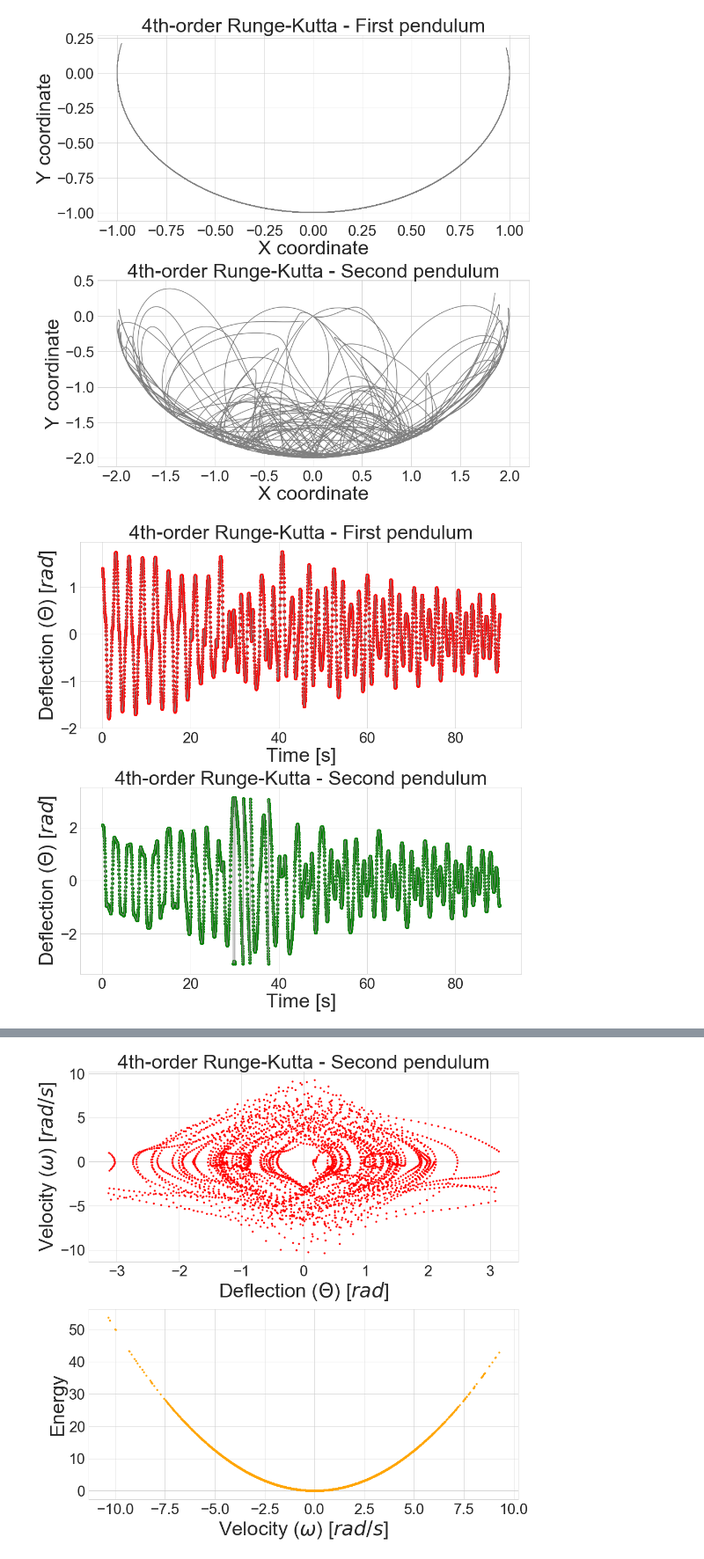
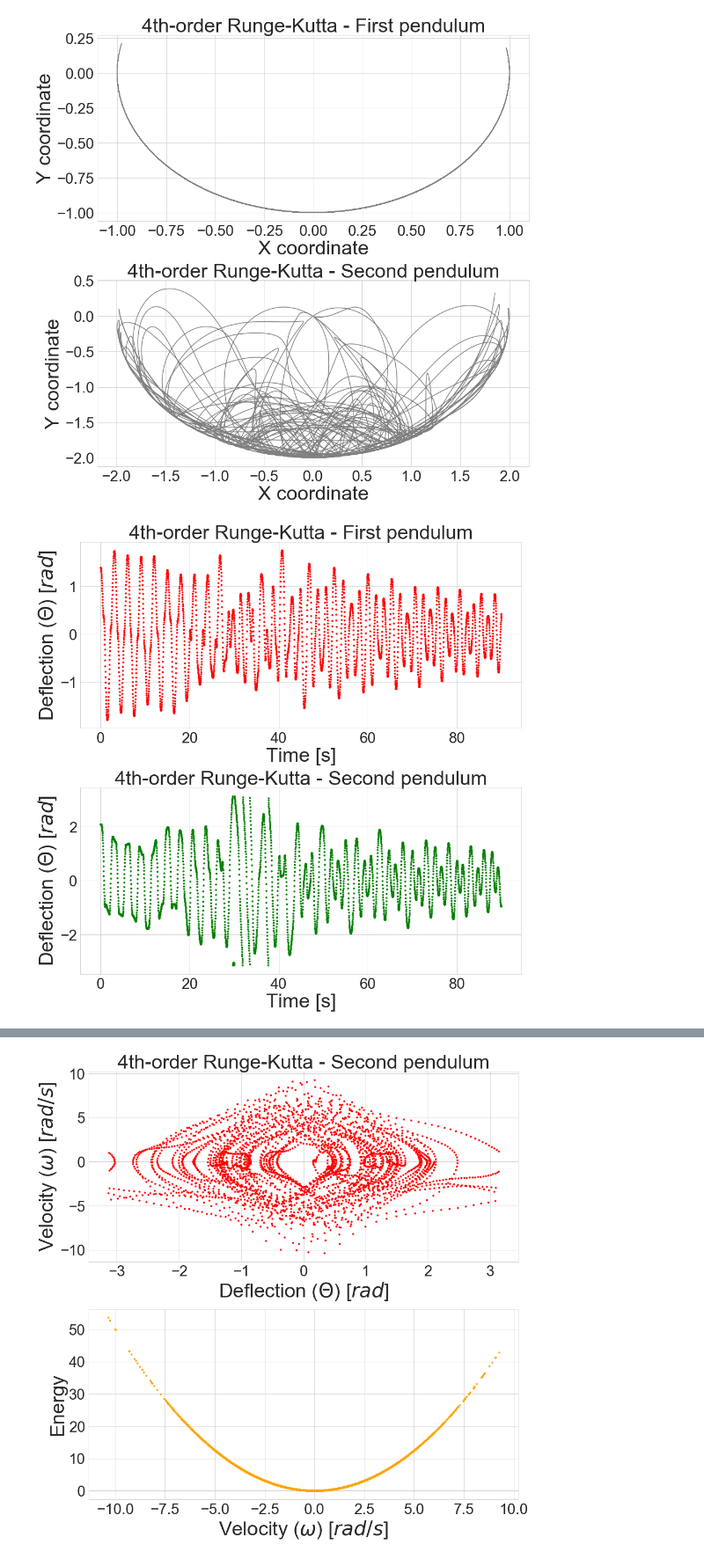
Before and after one commit to masterdesky/ELTE-comp-sim-2019, a Jupyter notebook: II. Simple Pendulum/out/II. Double Pendulum.ipynb, the cells around one changed output, grey strips where cells are left out. Shown at 88% size. Cells and saved outputs as stored; diff of their text form; code cells hidden in the pictures.

```diff
--- a/II. Simple Pendulum/out/II. Double Pendulum.ipynb
+++ b/II. Simple Pendulum/out/II. Double Pendulum.ipynb
@@ -135,32 +135,33 @@ plt.show()
 # %%
 nrows = 2
 ncols = 1
 fig, axes = plt.subplots(nrows=nrows, ncols=ncols, figsize=(ncols*14, nrows*7))
 
-axes[0].plot(data_runge[::steps,0], data_runge[::steps,1], color='grey')
-axes[1].plot(data_runge[::steps,0], data_runge[::steps,3], color='grey')
+if(len(data_runge[::steps,0]) < 1500):
+    axes[0].plot(data_runge[::steps,0], data_runge[::steps,1], color='grey')
+    axes[1].plot(data_runge[::steps,0], data_runge[::steps,3], color='grey')
 
-axes[0].scatter(data_runge[::steps,0], data_runge[::steps,1], color='red')
-axes[1].scatter(data_runge[::steps,0], data_runge[::steps,3], color='green')
+axes[0].scatter(data_runge[::steps,0], data_runge[::steps,1], marker='.', color='red')
+axes[1].scatter(data_runge[::steps,0], data_runge[::steps,3], marker='.', color='green')
 
 axes[0].set_title('4th-order Runge-Kutta - First pendulum', fontsize=40)
 axes[1].set_title('4th-order Runge-Kutta - Second pendulum', fontsize=40)
 
 
 axes[0].set_xlabel('Time [s]', fontsize=40)
 axes[1].set_xlabel('Time [s]', fontsize=40)
 
 axes[0].set_ylabel('Deflection ($\Theta$) [$rad$]', fontsize=40)
 axes[1].set_ylabel('Deflection ($\Theta$) [$rad$]', fontsize=40)
 
 axes[0].tick_params(axis='both', which='major', labelsize=30)
 axes[1].tick_params(axis='both', which='major', labelsize=30)
 
 fig.tight_layout()
 plt.savefig('..\\Documentation\\src\\images\\theta_omega_runge_double.' + image_format, format=image_format, dpi=image_dpi)
 plt.show()
 # %% [output]
-[figure, old version]
+[figure, new version]
 # %%
 nrows = 2
 ncols = 1
```
Also changed, not shown: parts of 4 cells of this notebook, 1 other file.
